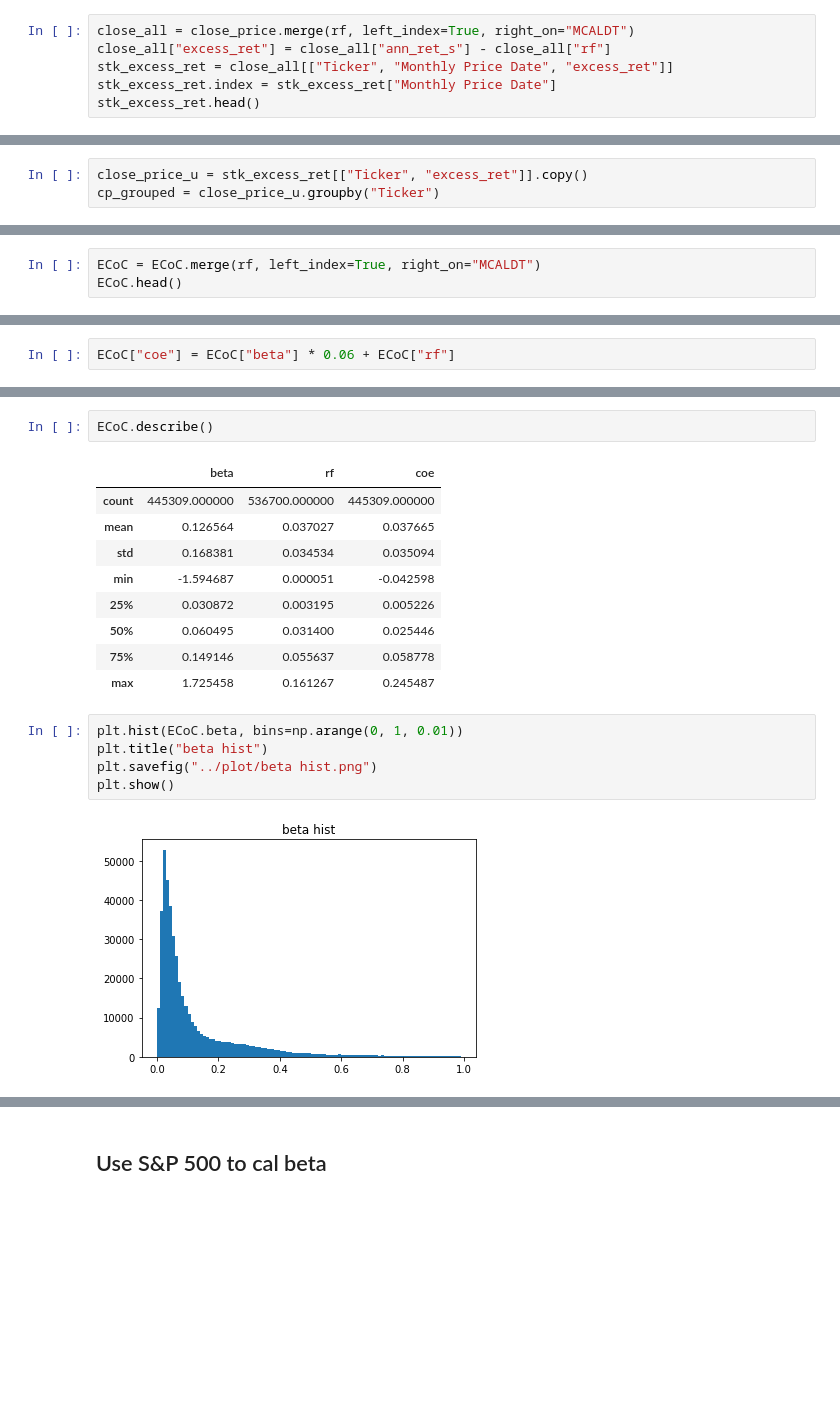
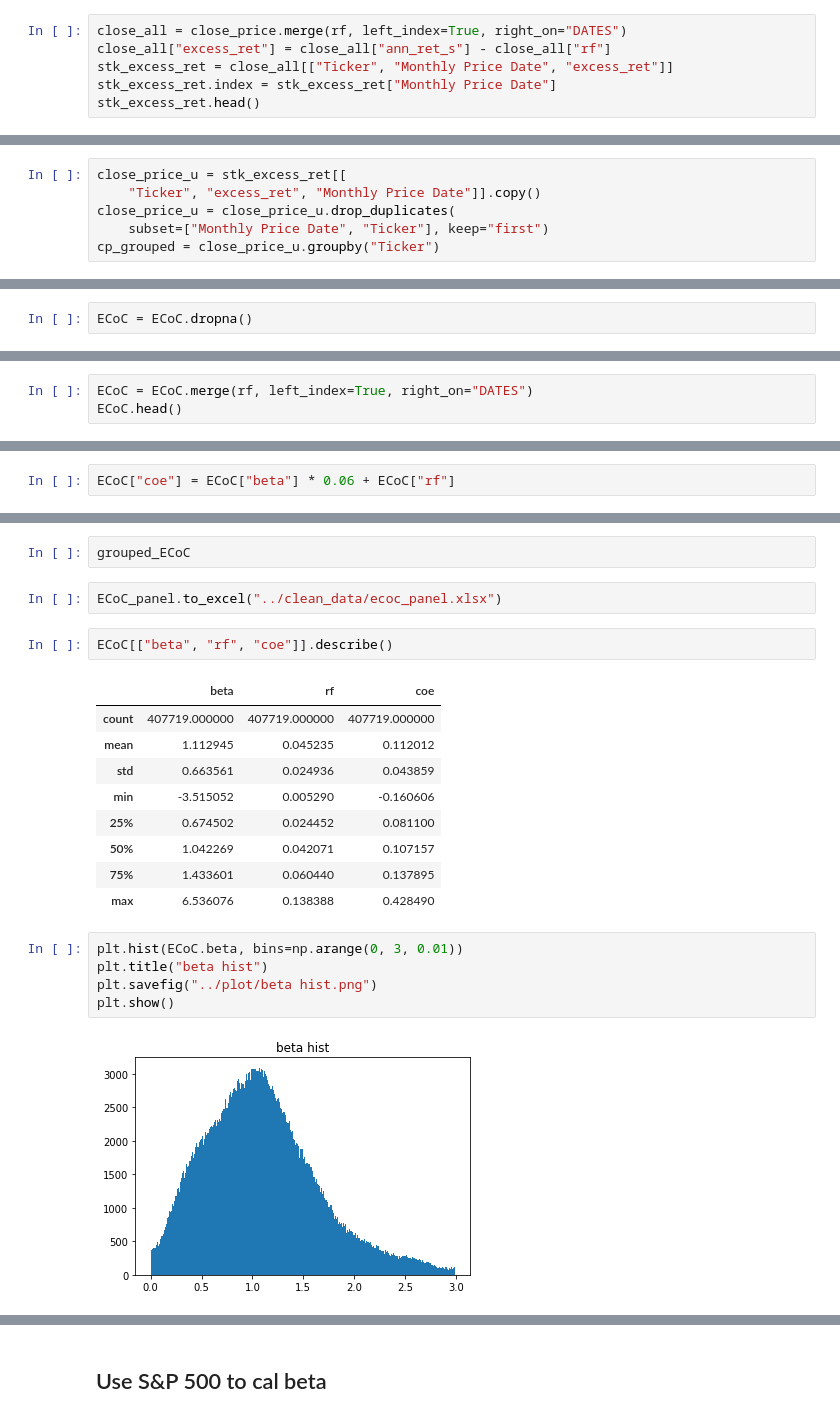
Before and after one commit to Zixin730/heartland_project, a Jupyter notebook: analyze/2_cal_coe.ipynb, the cells around one changed output, grey strips where cells are left out. Saved outputs shown, nothing was run; the diff lists cells and outputs as text; blank space fills up the shorter version.

```diff
--- a/analyze/2_cal_coe.ipynb
+++ b/analyze/2_cal_coe.ipynb
@@ -157,5 +190,5 @@ mkt1
 # %%
-close_all = close_price.merge(rf, left_index=True, right_on="MCALDT")
+close_all = close_price.merge(rf, left_index=True, right_on="DATES")
 close_all["excess_ret"] = close_all["ann_ret_s"] - close_all["rf"]
 stk_excess_ret = close_all[["Ticker", "Monthly Price Date", "excess_ret"]]
 stk_excess_ret.index = stk_excess_ret["Monthly Price Date"]
@@ -172,7 +205,10 @@ stk_excess_ret.head()
 # Calculate beta
 ## Use russell to cal beta
 # %%
-close_price_u = stk_excess_ret[["Ticker", "excess_ret"]].copy()
+close_price_u = stk_excess_ret[[
+    "Ticker", "excess_ret", "Monthly Price Date"]].copy()
+close_price_u = close_price_u.drop_duplicates(
+    subset=["Monthly Price Date", "Ticker"], keep="first")
 cp_grouped = close_price_u.groupby("Ticker")
 # %%
 x = mkt["mkt_excess"]
@@ -209,0 +246,2 @@ ECoC
+# %%
+ECoC = ECoC.dropna()
@@ -210,4 +295,4 @@ ECoC
 # %%
-ECoC = ECoC.merge(rf, left_index=True, right_on="MCALDT")
+ECoC = ECoC.merge(rf, left_index=True, right_on="DATES")
 ECoC.head()
 # %% [output]
@@ -231,22 +338,26 @@ ECoC.to_excel("../clean_data/ECoC_1110.xlsx")
+# %%
+grouped_ECoC
+# %%
+ECoC_panel.to_excel("../clean_data/ecoc_panel.xlsx")
 # %%
-ECoC.describe()
+ECoC[["beta", "rf", "coe"]].describe()
 # %% [output]
 |  | beta | rf | coe |
-| count | 445309.000000 | 536700.000000 | 445309.000000 |
-| mean | 0.126564 | 0.037027 | 0.037665 |
-| std | 0.168381 | 0.034534 | 0.035094 |
-| min | -1.594687 | 0.000051 | -0.042598 |
-| 25% | 0.030872 | 0.003195 | 0.005226 |
-| 50% | 0.060495 | 0.031400 | 0.025446 |
-| 75% | 0.149146 | 0.055637 | 0.058778 |
-| max | 1.725458 | 0.161267 | 0.245487 |
+| count | 407719.000000 | 407719.000000 | 407719.000000 |
+| mean | 1.112945 | 0.045235 | 0.112012 |
+| std | 0.663561 | 0.024936 | 0.043859 |
+| min | -3.515052 | 0.005290 | -0.160606 |
+| 25% | 0.674502 | 0.024452 | 0.081100 |
+| 50% | 1.042269 | 0.042071 | 0.107157 |
+| 75% | 1.433601 | 0.060440 | 0.137895 |
+| max | 6.536076 | 0.138388 | 0.428490 |
 # %%
-plt.hist(ECoC.beta, bins=np.arange(0, 1, 0.01))
+plt.hist(ECoC.beta, bins=np.arange(0, 3, 0.01))
 plt.title("beta hist")
 plt.savefig("../plot/beta hist.png")
 plt.show()
 # %% [output]
-[figure, old version]
+[figure, new version]
 # %%
 rf[["rf"]].plot()
 # %% [output]
```
Also changed, not shown: parts of 31 cells of this notebook, 2 other files.
